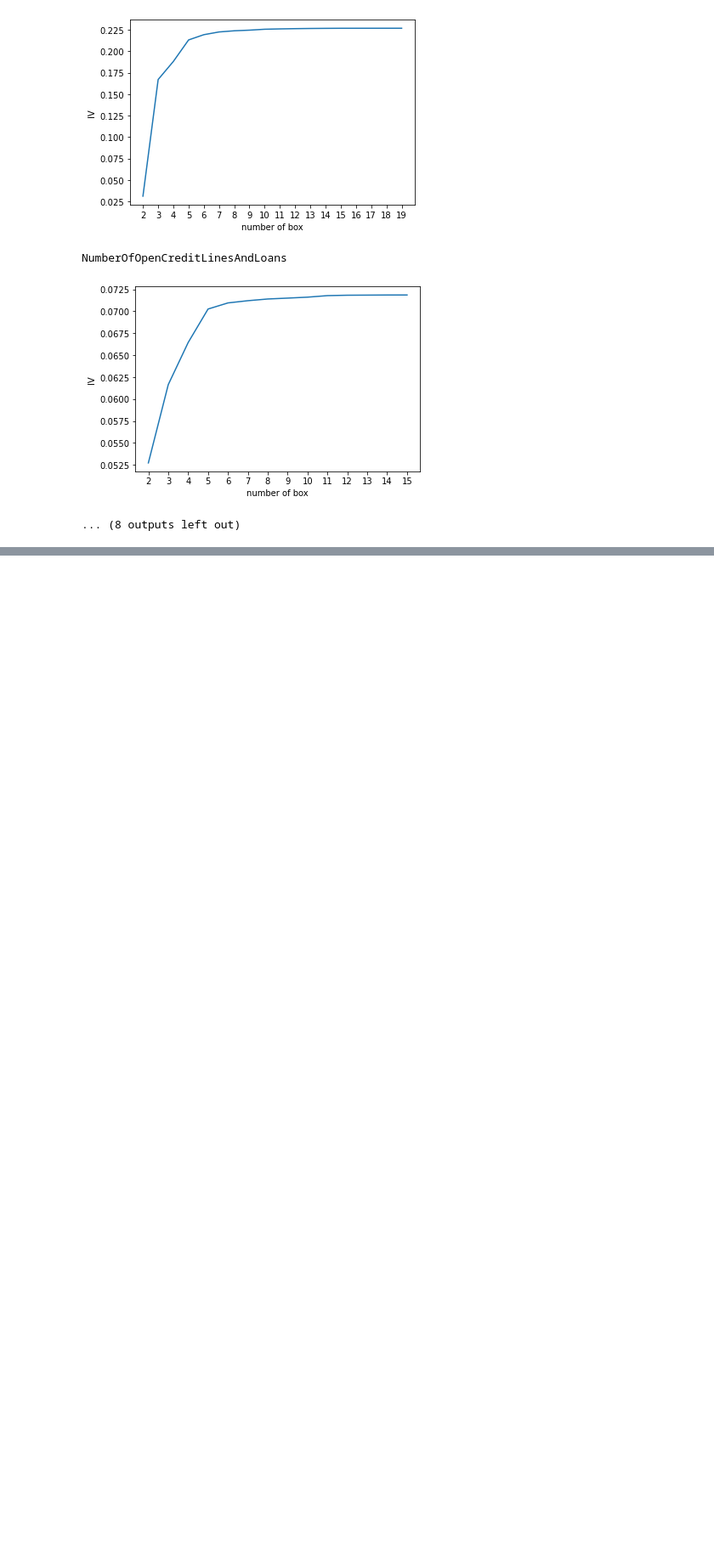
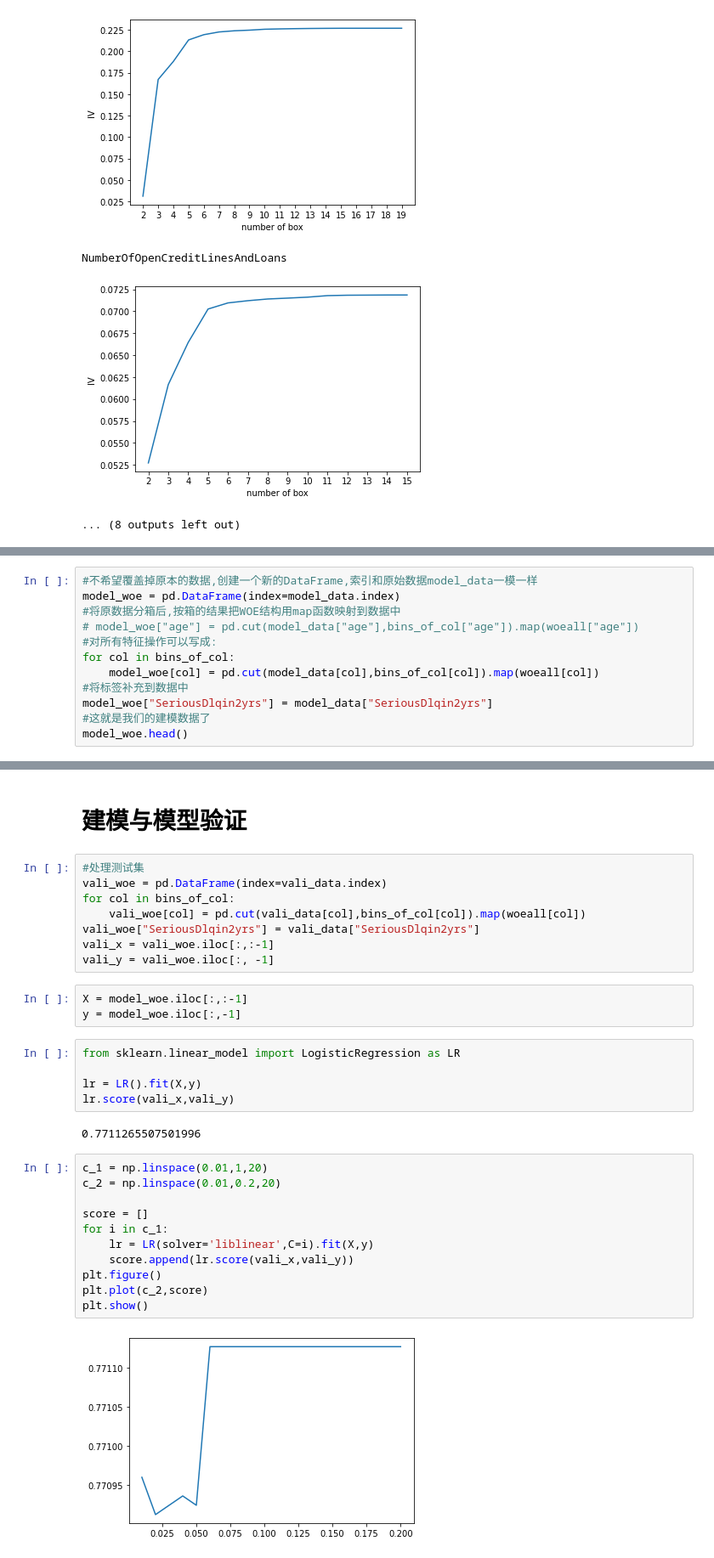
Before and after one commit to Knowledge-Precipitation-Tribe/Machine-Learning, a Jupyter notebook: logisitcRegression/rankingcard.ipynb, the cells around one changed output, grey strips where cells are left out. Shown: that part at 85% size. Cells and saved outputs as stored; diff of their text form; blank space fills up the shorter version.

Commit message:
logisticRegression

```diff
--- a/logisitcRegression/rankingcard.ipynb
+++ b/logisitcRegression/rankingcard.ipynb
@@ -756,0 +872,12 @@ NumberOfOpenCreditLinesAndLoans
+# %%
+#不希望覆盖掉原本的数据,创建一个新的DataFrame,索引和原始数据model_data一模一样
+model_woe = pd.DataFrame(index=model_data.index)
+#将原数据分箱后,按箱的结果把WOE结构用map函数映射到数据中
+# model_woe["age"] = pd.cut(model_data["age"],bins_of_col["age"]).map(woeall["age"])
+#对所有特征操作可以写成:
+for col in bins_of_col:
+    model_woe[col] = pd.cut(model_data[col],bins_of_col[col]).map(woeall[col])
+#将标签补充到数据中
+model_woe["SeriousDlqin2yrs"] = model_data["SeriousDlqin2yrs"]
+#这就是我们的建模数据了
+model_woe.head()
@@ -756,0 +912,33 @@ NumberOfOpenCreditLinesAndLoans
+# %% [markdown]
+# 建模与模型验证
+# %%
+#处理测试集
+vali_woe = pd.DataFrame(index=vali_data.index)
+for col in bins_of_col:
+    vali_woe[col] = pd.cut(vali_data[col],bins_of_col[col]).map(woeall[col])
+vali_woe["SeriousDlqin2yrs"] = vali_data["SeriousDlqin2yrs"]
+vali_x = vali_woe.iloc[:,:-1]
+vali_y = vali_woe.iloc[:, -1]
+# %%
+X = model_woe.iloc[:,:-1]
+y = model_woe.iloc[:,-1]
+# %%
+from sklearn.linear_model import LogisticRegression as LR
+
+lr = LR().fit(X,y)
+lr.score(vali_x,vali_y)
+# %% [output]
+0.7711265507501996
+# %%
+c_1 = np.linspace(0.01,1,20)
+c_2 = np.linspace(0.01,0.2,20)
+
+score = []
+for i in c_1:
+    lr = LR(solver='liblinear',C=i).fit(X,y)
+    score.append(lr.score(vali_x,vali_y))
+plt.figure()
+plt.plot(c_2,score)
+plt.show()
+# %% [output]
+[figure, added]
```
Also changed, not shown: parts of 17 cells of this notebook, 1 other file.
